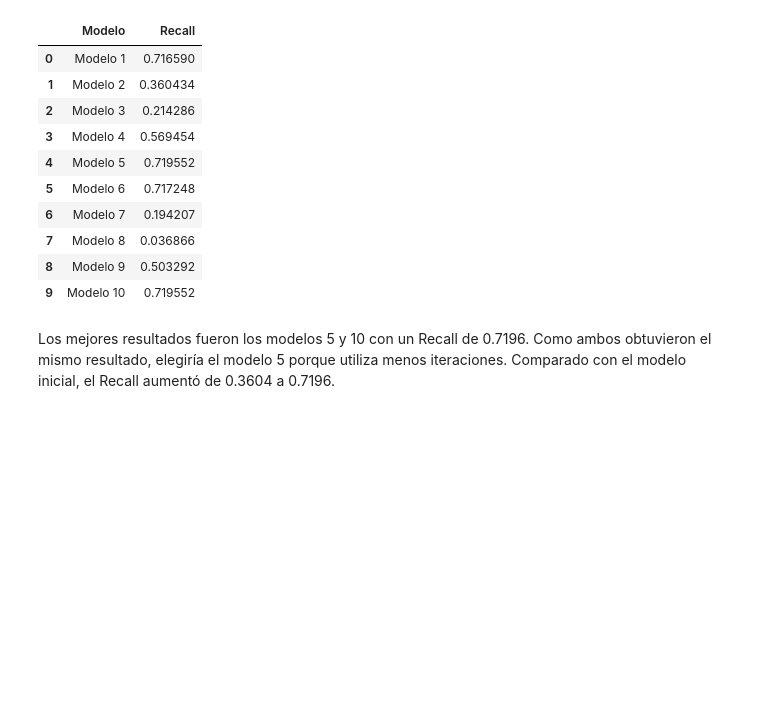
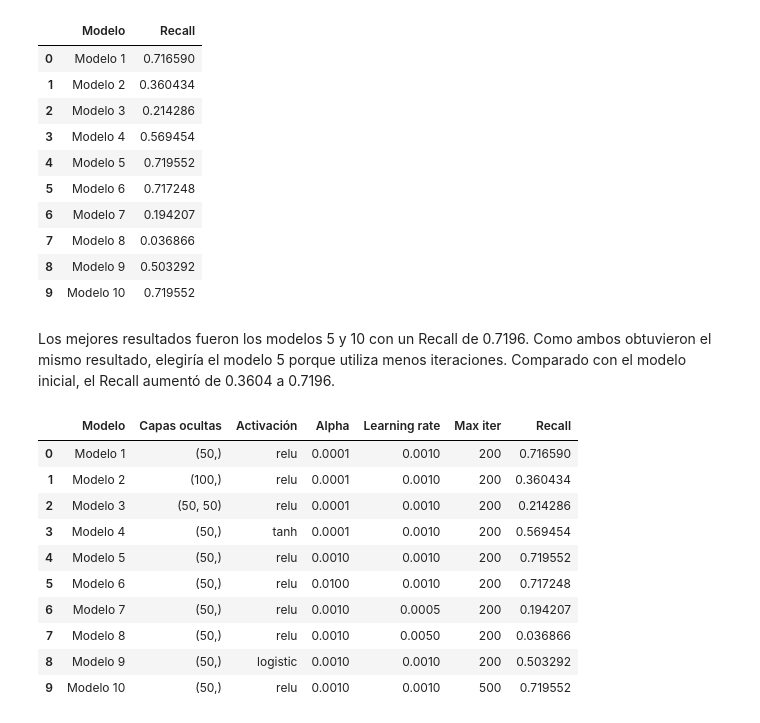
Before and after one commit to AlexaValdi/Lab_3, a Jupyter notebook: Lab - C3.ipynb, the cells around one changed output. Drawn from its saved outputs; the diff is of its cells as text; code cells hidden in the pictures; blank space fills up the shorter version.

```diff
--- a/Lab - C3.ipynb
+++ b/Lab - C3.ipynb
@@ -542,3 +542,48 @@ resultados
 | 9 | Modelo 10 | 0.719552 |
 # %% [markdown]
 Los mejores resultados fueron los modelos 5 y 10 con un Recall de 0.7196. Como ambos obtuvieron el mismo resultado, elegiría el modelo 5 porque utiliza menos iteraciones. Comparado con el modelo inicial, el Recall aumentó de 0.3604 a 0.7196.
+# %%
+resultados = pd.DataFrame({
+    'Modelo': [
+        'Modelo 1', 'Modelo 2', 'Modelo 3', 'Modelo 4', 'Modelo 5',
+        'Modelo 6', 'Modelo 7', 'Modelo 8', 'Modelo 9', 'Modelo 10'
+    ],
+    'Capas ocultas': [
+        '(50,)', '(100,)', '(50, 50)', '(50,)', '(50,)',
+        '(50,)', '(50,)', '(50,)', '(50,)', '(50,)'
+    ],
+    'Activación': [
+        'relu', 'relu', 'relu', 'tanh', 'relu',
+        'relu', 'relu', 'relu', 'logistic', 'relu'
+    ],
+    'Alpha': [
+        0.0001, 0.0001, 0.0001, 0.0001, 0.001,
+        0.01, 0.001, 0.001, 0.001, 0.001
+    ],
+    'Learning rate': [
+        0.001, 0.001, 0.001, 0.001, 0.001,
+        0.001, 0.0005, 0.005, 0.001, 0.001
+    ],
+    'Max iter': [
+        200, 200, 200, 200, 200,
+        200, 200, 200, 200, 500
+    ],
+    'Recall': [
+        recall1, recall2, recall3, recall4, recall5,
+        recall6, recall7, recall8, recall9, recall10
+    ]
+})
+
+resultados
+# %% [output]
+|  | Modelo | Capas ocultas | Activación | Alpha | Learning rate | Max iter | Recall |
+| 0 | Modelo 1 | (50,) | relu | 0.0001 | 0.0010 | 200 | 0.716590 |
+| 1 | Modelo 2 | (100,) | relu | 0.0001 | 0.0010 | 200 | 0.360434 |
+| 2 | Modelo 3 | (50, 50) | relu | 0.0001 | 0.0010 | 200 | 0.214286 |
+| 3 | Modelo 4 | (50,) | tanh | 0.0001 | 0.0010 | 200 | 0.569454 |
+| 4 | Modelo 5 | (50,) | relu | 0.0010 | 0.0010 | 200 | 0.719552 |
+| 5 | Modelo 6 | (50,) | relu | 0.0100 | 0.0010 | 200 | 0.717248 |
+| 6 | Modelo 7 | (50,) | relu | 0.0010 | 0.0005 | 200 | 0.194207 |
+| 7 | Modelo 8 | (50,) | relu | 0.0010 | 0.0050 | 200 | 0.036866 |
+| 8 | Modelo 9 | (50,) | logistic | 0.0010 | 0.0010 | 200 | 0.503292 |
+| 9 | Modelo 10 | (50,) | relu | 0.0010 | 0.0010 | 500 | 0.719552 |
```
